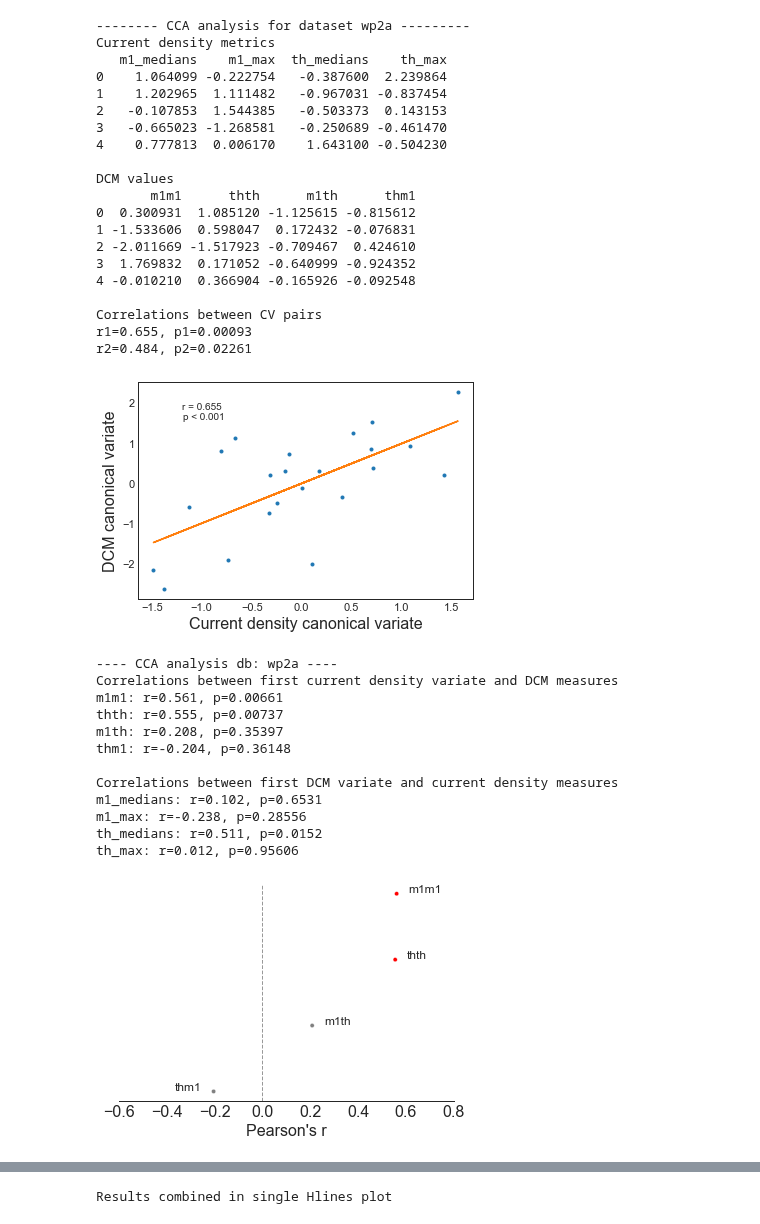
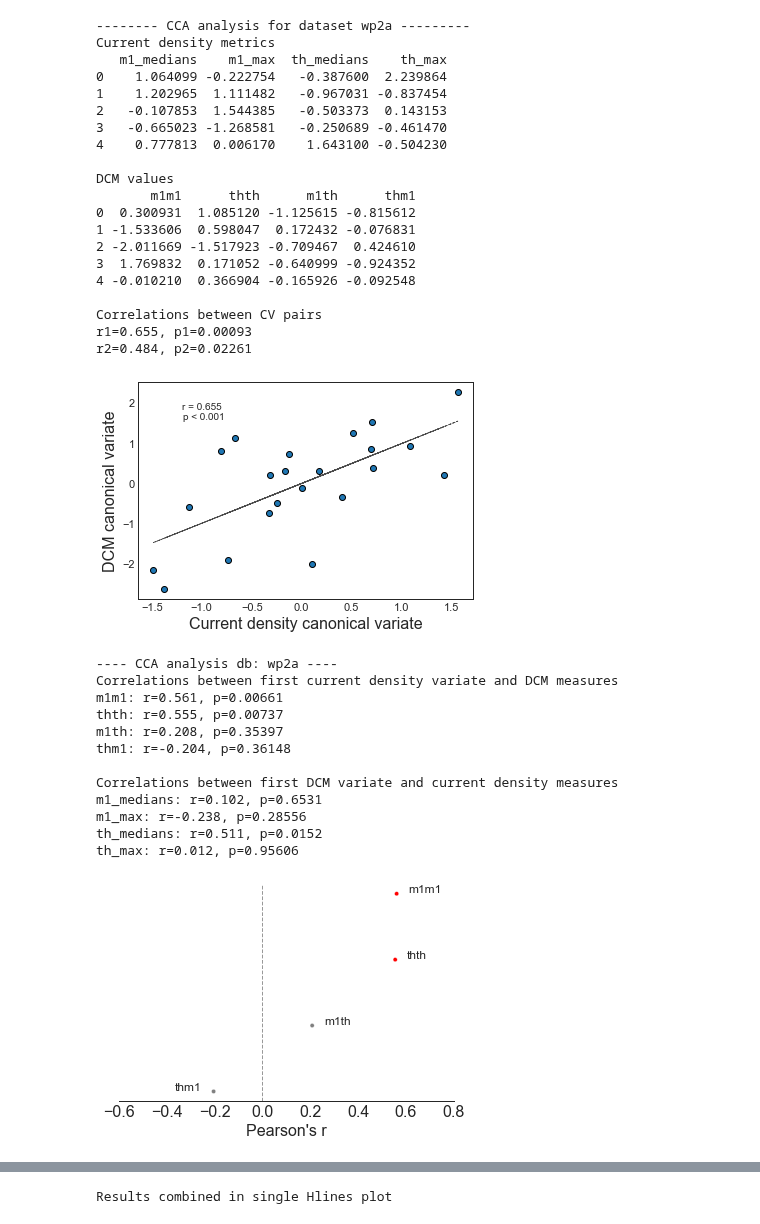
Before and after one commit to davide-aloi/wp1_2_roast, a Jupyter notebook: wp_all_8_current_density_cor.ipynb, the cells around one changed output, grey strips where cells are left out. Drawn from its saved outputs; the diff is of its cells as text; code cells hidden in the pictures.

Commit message:
plots adjusted

```diff
--- a/wp_all_8_current_density_cor.ipynb
+++ b/wp_all_8_current_density_cor.ipynb
@@ -84,17 +84,18 @@ for db_id, db in enumerate(db_names):
     print('r1=' + str(round(r1,3)) + ', p1=' +  str(round(p1,5)))
     print('r2=' + str(round(r2,3)) + ', p2=' +  str(round(p2,5)))
 
-    ## Ploting correlation between 1st pair of CVs
+
+    ### PLOT 1) Ploting correlation between 1st pair of CVs
     import matplotlib.pyplot as plt
     from numpy.polynomial.polynomial import polyfit
     x, y = X_c[:,0], Y_c[:,0]
     b, m = polyfit(x, y, 1)
     plt.rcParams['font.family'] = 'sans-serif'
     plt.rcParams['figure.facecolor'] = 'white'
-    plt.plot(x, y, '.')
+    plt.scatter(x, y, edgecolors= "black")
     plt.xlabel('Current density canonical variate')
     plt.ylabel('DCM canonical variate')
-    plt.plot(x, b + m * x, '-')
+    plt.plot(x, b + m * x, '--',color='black', linewidth=0.8, alpha = 0.7)
     plt.tick_params(axis='both', which='major', labelsize=11)
 
     text = 'r = ' + str(round(r1, 5)) + ' \np = ' + str(round(p1,4))
@@ -104,6 +105,7 @@ for db_id, db in enumerate(db_names):
     plt.text(np.min(x)+0.5, np.max(y)-0.5, text , horizontalalignment='center',
                         verticalalignment='center', fontsize = 10)
     plt.show()
+    ###
 
     ## CCA correlations
     # Correlation of DCM values with first current density CV (X_c[:,0])
@@ -138,7 +140,7 @@ for db_id, db in enumerate(db_names):
                             "r": r_list_cd,
                            "p":p_list_cd})
 
-    ## Plotting scatterplots with R values as in:
+    ### PLOT 2) Plotting scatterplots with R values as in:
     # https://www.sciencedirect.com/science/article/pii/S2213158220302096
     # Red dots: significant correlations. Grey dots: p<0.05
     # values are ordered on the y axis based on their p-value (higher R: higher Y)
@@ -181,7 +183,7 @@ for db_id, db in enumerate(db_names):
             plt.text(df_cor.r[i]+off_x, df_cor['rank'].values[i]+0.01, measure, fontdict={'size': 12, 'ha': al})
         plt.show()
 
-    # Second version of plots (combining the two plots above)
+    ## PLOT 3) Results combined
     print('Results combined in single Hlines plot')
     results[0]['measure_group'] = 'DCM'
     results[1]['measure_group'] = 'CD'
@@ -195,43 +197,43 @@ for db_id, db in enumerate(db_names):
     df_all = pd.concat([results[0], results[1]], ignore_index=True)
     df_all['sig'] =  np.where(df_all['p'] < 0.05, 'sig', 'not-sig')
 
-
     plt.figure(figsize=(5,3), dpi= 80)
     plt.hlines(y=df_all['rank'], xmin=0, xmax=df_all['r'], color=df_all.col, alpha=0.4, linewidth=5)
 
     # Decorations
     plt.gca().set(ylabel='Measure', xlabel="Pearson's r")
     plt.yticks(df_all['rank'], df_all.measure, fontsize=14)
     mycolors = ['tab:green' if x == 'DCM' else 'tab:blue' for x in df_all['measure_group']]
     for ticklabel, tickcolor in zip(plt.gca().get_yticklabels(), mycolors):
         ticklabel.set_color(tickcolor)
-
-    #plt.title('Diverging Bars of Car Mileage', fontdict={'size':20})
     plt.grid(linestyle='--', alpha=0.5)
     plt.xlim(-0.6,0.8)
     plt.show()
+    print('Legend:\nGrey lines: correlation not significant\nColoured line: significant correlation')
+    print('Blue labels / lines: current density measures\nGreen labels / lines: DCM measures.')
+    ###
 # %% [output]
 -------- CCA analysis for dataset wp2a ---------
 Current density metrics
    m1_medians    m1_max  th_medians    th_max
 0    1.064099 -0.222754   -0.387600  2.239864
 1    1.202965  1.111482   -0.967031 -0.837454
 2   -0.107853  1.544385   -0.503373  0.143153
 3   -0.665023 -1.268581   -0.250689 -0.461470
 4    0.777813  0.006170    1.643100 -0.504230
 
 DCM values
        m1m1      thth      m1th      thm1
 0  0.300931  1.085120 -1.125615 -0.815612
 1 -1.533606  0.598047  0.172432 -0.076831
 2 -2.011669 -1.517923 -0.709467  0.424610
 3  1.769832  0.171052 -0.640999 -0.924352
 4 -0.010210  0.366904 -0.165926 -0.092548
 
 Correlations between CV pairs
 r1=0.655, p1=0.00093
 r2=0.484, p2=0.02261
-[figure, old version]
+[figure, new version]
 ---- CCA analysis db: wp2a ----
 Correlations between first current density variate and DCM measures
 m1m1: r=0.561, p=0.00661
```
Also changed, not shown: parts of 1 cell of this notebook.
